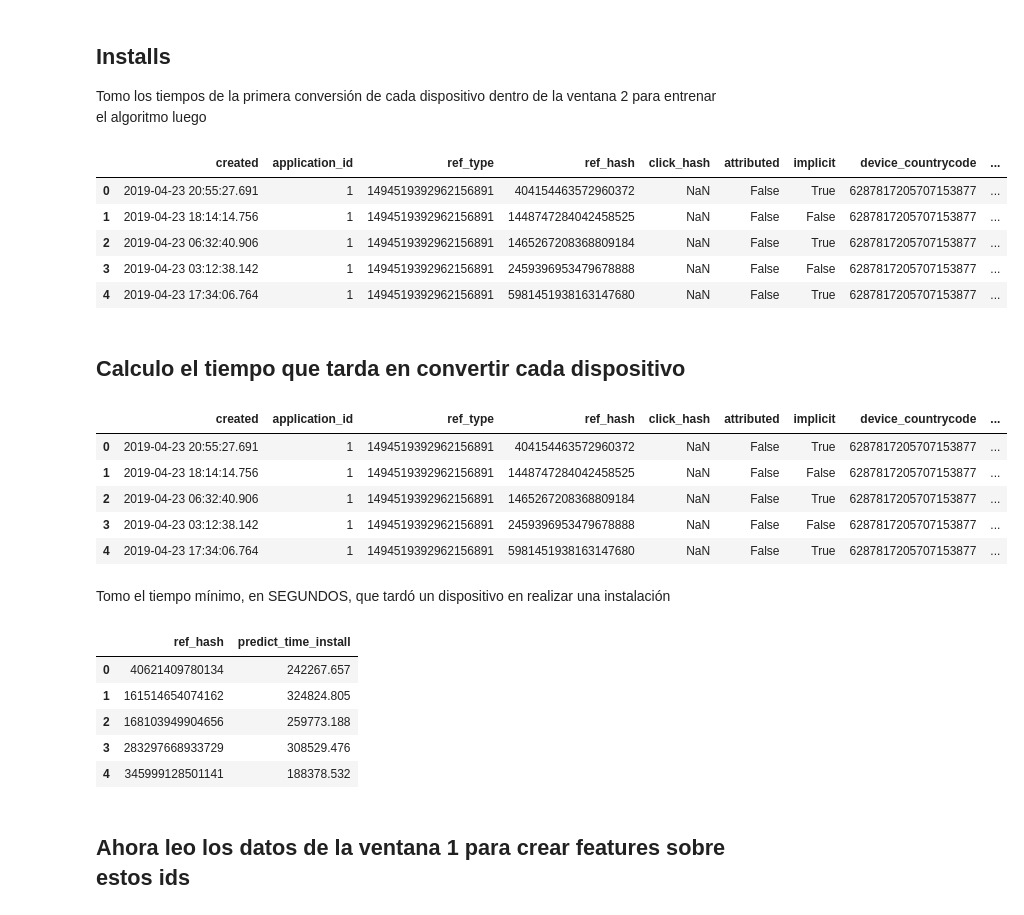
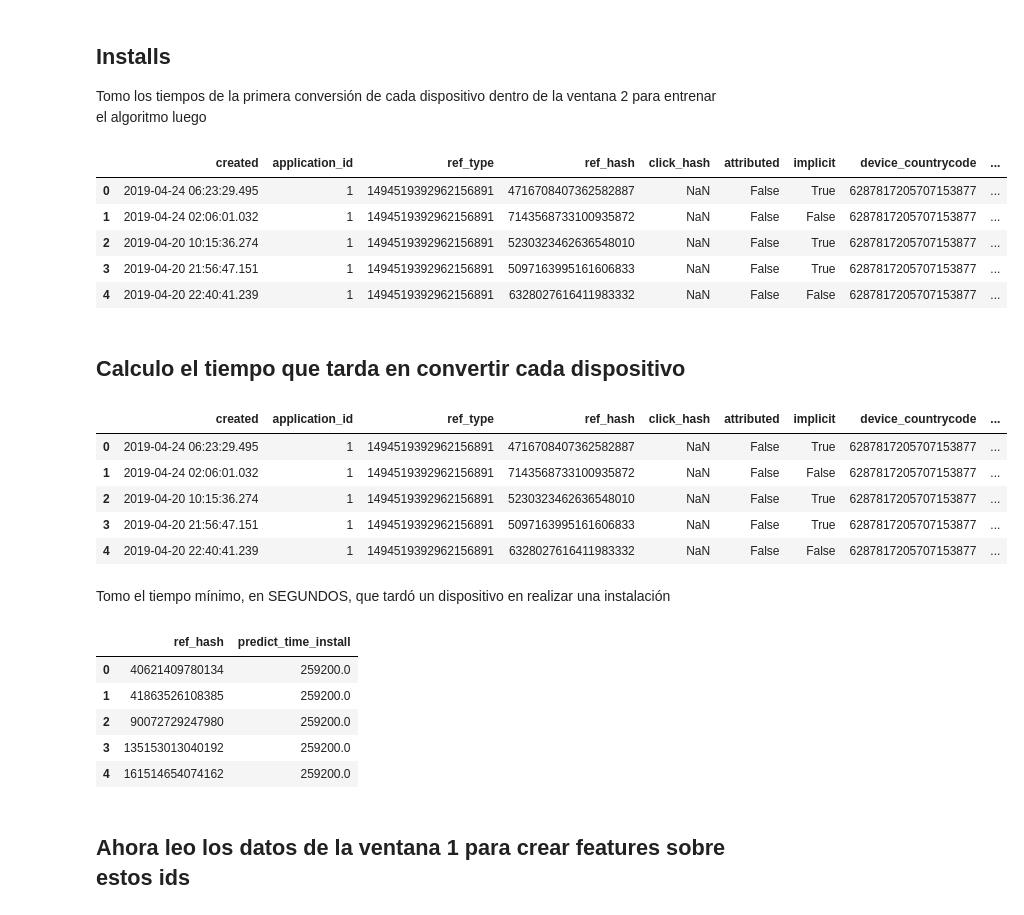
Before and after one commit to EscobarMariaSol/Organizacion-de-datos, a Jupyter notebook: TP2/TP2.ipynb, the cells around one changed output. Saved outputs shown, nothing was run; the diff lists cells and outputs as text; code cells hidden in the pictures.

```diff
--- a/TP2/TP2.ipynb
+++ b/TP2/TP2.ipynb
@@ -745,7 +453,7 @@ se puede ver que este feature tampoco es bueno, actualmente data4 es el set de f
 # %% [markdown]
 # Pruebo los features anteriores para predecir los tiempos de conversiones
 # %%
-inst = pd.read_csv('data/installs_ventana4.csv', dtype = {'application_id': np.int16, 'ref_type': 'category', 'click_hash': 'category', 'device_country_code': 'category', 'device_brand': 'category', 'device_model': 'category', 'kind': 'category', 'device_language': 'category'})
+inst = pd.read_csv('data/installs_v2.csv.gzip', dtype = {'application_id': np.int16, 'ref_type': 'category', 'click_hash': 'category', 'device_country_code': 'category', 'device_brand': 'category', 'device_model': 'category', 'kind': 'category', 'device_language': 'category'})
 # %% [markdown]
 ## Installs
 
@@ -755,25 +463,26 @@ inst['created'] = pd.to_datetime(inst['created'])
 inst.head()
 # %% [output]
 |  | created | application_id | ref_type | ref_hash | click_hash | attributed | implicit | device_countrycode | ... |
-| 0 | 2019-04-23 20:55:27.691 | 1 | 1494519392962156891 | 404154463572960372 | NaN | False | True | 6287817205707153877 | ... |
-| 1 | 2019-04-23 18:14:14.756 | 1 | 1494519392962156891 | 1448747284042458525 | NaN | False | False | 6287817205707153877 | ... |
-| 2 | 2019-04-23 06:32:40.906 | 1 | 1494519392962156891 | 1465267208368809184 | NaN | False | True | 6287817205707153877 | ... |
-| 3 | 2019-04-23 03:12:38.142 | 1 | 1494519392962156891 | 2459396953479678888 | NaN | False | False | 6287817205707153877 | ... |
-| 4 | 2019-04-23 17:34:06.764 | 1 | 1494519392962156891 | 5981451938163147680 | NaN | False | True | 6287817205707153877 | ... |
+| 0 | 2019-04-24 06:23:29.495 | 1 | 1494519392962156891 | 4716708407362582887 | NaN | False | True | 6287817205707153877 | ... |
+| 1 | 2019-04-24 02:06:01.032 | 1 | 1494519392962156891 | 7143568733100935872 | NaN | False | False | 6287817205707153877 | ... |
+| 2 | 2019-04-20 10:15:36.274 | 1 | 1494519392962156891 | 5230323462636548010 | NaN | False | True | 6287817205707153877 | ... |
+| 3 | 2019-04-20 21:56:47.151 | 1 | 1494519392962156891 | 5097163995161606833 | NaN | False | True | 6287817205707153877 | ... |
+| 4 | 2019-04-20 22:40:41.239 | 1 | 1494519392962156891 | 6328027616411983332 | NaN | False | False | 6287817205707153877 | ... |
 # %% [markdown]
 ## Calculo el tiempo que tarda en convertir cada dispositivo
 # %%
 inst['created_inicial'] = dt.datetime(2019, 4, 19)
 inst['created_inicial'] = pd.to_datetime(inst['created_inicial'])
 inst['timeToInstall'] = (inst['created'] - inst['created_inicial'])/np.timedelta64(1,'s')
+inst['timeToInstall'] = inst['timeToInstall'].transform(lambda x: x if (x >=  0) else (72 * 60 * 60))
 inst.head()
 # %% [output]
 |  | created | application_id | ref_type | ref_hash | click_hash | attributed | implicit | device_countrycode | ... |
-| 0 | 2019-04-23 20:55:27.691 | 1 | 1494519392962156891 | 404154463572960372 | NaN | False | True | 6287817205707153877 | ... |
-| 1 | 2019-04-23 18:14:14.756 | 1 | 1494519392962156891 | 1448747284042458525 | NaN | False | False | 6287817205707153877 | ... |
-| 2 | 2019-04-23 06:32:40.906 | 1 | 1494519392962156891 | 1465267208368809184 | NaN | False | True | 6287817205707153877 | ... |
-| 3 | 2019-04-23 03:12:38.142 | 1 | 1494519392962156891 | 2459396953479678888 | NaN | False | False | 6287817205707153877 | ... |
-| 4 | 2019-04-23 17:34:06.764 | 1 | 1494519392962156891 | 5981451938163147680 | NaN | False | True | 6287817205707153877 | ... |
+| 0 | 2019-04-24 06:23:29.495 | 1 | 1494519392962156891 | 4716708407362582887 | NaN | False | True | 6287817205707153877 | ... |
+| 1 | 2019-04-24 02:06:01.032 | 1 | 1494519392962156891 | 7143568733100935872 | NaN | False | False | 6287817205707153877 | ... |
+| 2 | 2019-04-20 10:15:36.274 | 1 | 1494519392962156891 | 5230323462636548010 | NaN | False | True | 6287817205707153877 | ... |
+| 3 | 2019-04-20 21:56:47.151 | 1 | 1494519392962156891 | 5097163995161606833 | NaN | False | True | 6287817205707153877 | ... |
+| 4 | 2019-04-20 22:40:41.239 | 1 | 1494519392962156891 | 6328027616411983332 | NaN | False | False | 6287817205707153877 | ... |
 # %% [markdown]
 Tomo el tiempo mínimo, en SEGUNDOS, que tardó un dispositivo en realizar una instalación
 # %%
@@ -782,11 +491,11 @@ install_time.columns = ['ref_hash', 'predict_time_install']
 install_time.head()
 # %% [output]
 |  | ref_hash | predict_time_install |
-| 0 | 40621409780134 | 242267.657 |
-| 1 | 161514654074162 | 324824.805 |
-| 2 | 168103949904656 | 259773.188 |
-| 3 | 283297668933729 | 308529.476 |
-| 4 | 345999128501141 | 188378.532 |
+| 0 | 40621409780134 | 259200.0 |
+| 1 | 41863526108385 | 259200.0 |
+| 2 | 90072729247980 | 259200.0 |
+| 3 | 135153013040192 | 259200.0 |
+| 4 | 161514654074162 | 259200.0 |
 # %% [markdown]
 ## Ahora leo los datos de la ventana 1 para crear features sobre estos ids
 # %%
```
Also changed, not shown: parts of 123 cells of this notebook, 1 other file.
